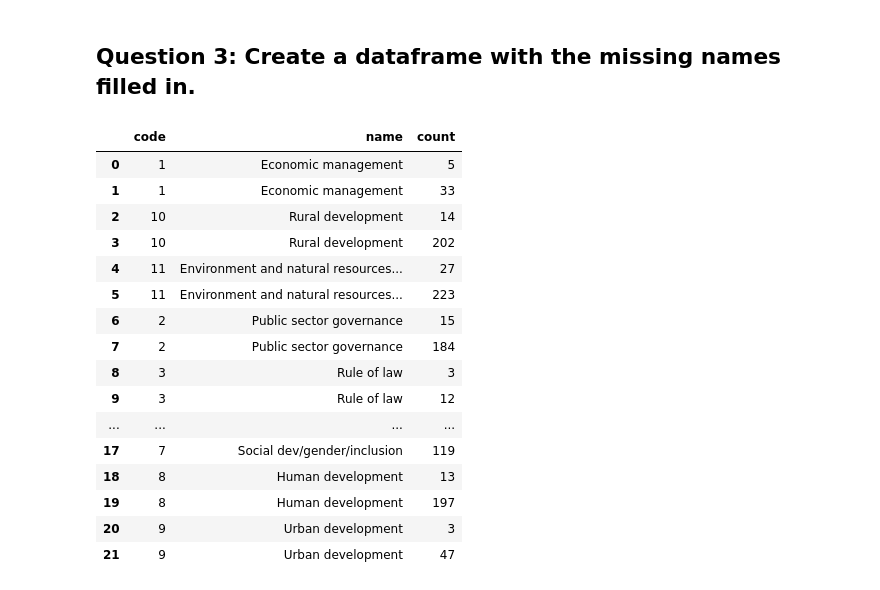
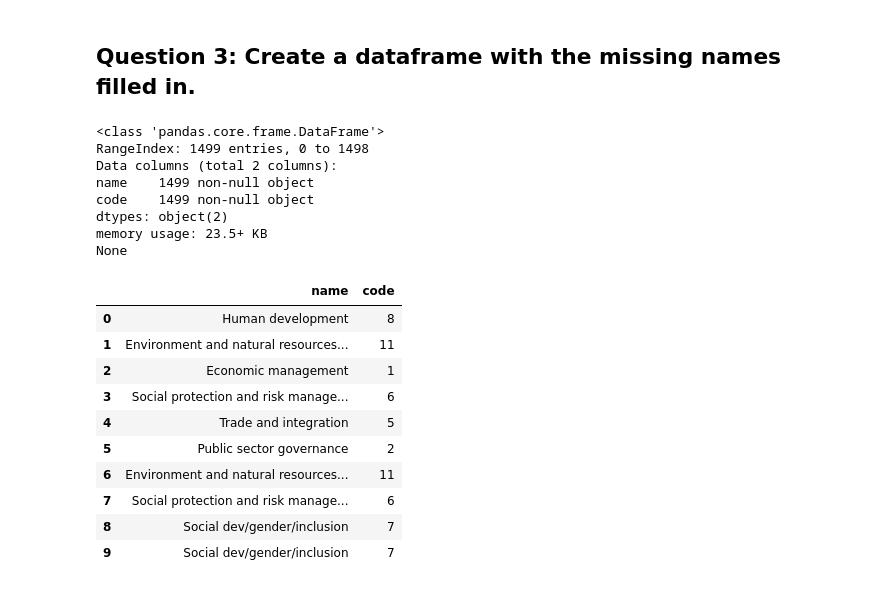
Before and after one commit to alsnkline/Springb, a Jupyter notebook: data_wrangling_json/sliderule_dsi_json_exercise.ipynb, the cells around one changed output. Saved outputs shown, nothing was run; the diff lists cells and outputs as text; code cells hidden in the pictures.

```diff
--- a/data_wrangling_json/sliderule_dsi_json_exercise.ipynb
+++ b/data_wrangling_json/sliderule_dsi_json_exercise.ipynb
@@ -197,0 +194,5 @@ The most common project code is: 11 with count = 250
+# %%
+# confirming both methods of accessing the json are equivalent
+assert pjt_theme_1.equals(pjt_theme_2)
+# rename working dataframe
+df = pjt_theme_2
@@ -197,0 +241,25 @@ The most common project code is: 11 with count = 250
+# %%
+# add column indicating if project theme is named or just coded
+df['named'] = df.name.map(lambda x: 'named' if x != '' else 'code only')
+
+# pivoting data to create table showing the number project themes 'named' and 'code only'.
+counted = df.reset_index().pivot_table(index=['code'], columns='named', values='index', aggfunc='count')
+counted['totals'] = counted.sum(axis='columns')
+
+# Creating a lookup table which names go with which codes
+cn_lookup = df.loc[df.name.map(lambda x: x != ''),['code', 'name']].drop_duplicates()
+# adding combined project theme name code column
+cn_lookup['combo'] = cn_lookup[['name', 'code']].apply(lambda x: '{} ({})'.format(x[0], x[1]), axis=1)
+# setting lookup table index to 'code'
+cn_lookup = cn_lookup.set_index('code')
+
+counted = pd.concat([counted, cn_lookup['combo']], axis=1)
+# a more complex way of doing the concat above
+#counted['combo'] = [cn_lookup.loc[v]['combo'] for v in counted.reset_index()['code'].values]
+
+# sorting, ordering columns and printing
+counted = counted[['combo', 'code only', 'named', 'totals']].sort_values('totals', ascending=False)
+counted.index.name = ''
+print('The most common project theme is: {}\nwith {} projects.'.format(counted.combo[0],counted['totals'][0]))
+print('Here are the rest of the proejct theme in decending order.\nThere are 11 total different themes')
+counted
@@ -198,34 +284,36 @@ The most common project code is: 11 with count = 250
 # %% [markdown]
 ## Question 3: Create a dataframe with the missing names filled in.
 # %%
-#gr[gr.name.map(lambda x: x != '')].sort_values('count', ascending=False)
-cn_lookup = gr.loc[gr.name.map(lambda x: x != ''),['code', 'name']].set_index('code')
-
+# function for adding the project theme name to the row if its missing
 def correct_pjt_theme(r):
-    if r.name == '':
+    if r['name'] == '':
         res = r.copy()
-        res['name'] = cn_lookup.loc[cn_lookup.index == r['code']]['name'].values[0]
+        res['name'] = cn_lookup.loc[r.code]['name']
         return res
     else:
         return r
 
-full_data = gr.apply(get_pjt_theme, axis=1)
-full_data
+# applying the function to every row in the dataframe
+full_data = df[['name', 'code']].apply(correct_pjt_theme, axis=1)
+print(full_data.info())
+full_data.head(10)
 # %% [output]
+<class 'pandas.core.frame.DataFrame'>
+RangeIndex: 1499 entries, 0 to 1498
+Data columns (total 2 columns):
+name    1499 non-null object
+code    1499 non-null object
+dtypes: object(2)
+memory usage: 23.5+ KB
+None
-|  | code | name | count |
-| 0 | 1 | Economic management | 5 |
-| 1 | 1 | Economic management | 33 |
-| 2 | 10 | Rural development | 14 |
-| 3 | 10 | Rural development | 202 |
-| 4 | 11 | Environment and natural resources... | 27 |
-| 5 | 11 | Environment and natural resources... | 223 |
-| 6 | 2 | Public sector governance | 15 |
-| 7 | 2 | Public sector governance | 184 |
-| 8 | 3 | Rule of law | 3 |
-| 9 | 3 | Rule of law | 12 |
-| ... | ... | ... | ... |
-| 17 | 7 | Social dev/gender/inclusion | 119 |
-| 18 | 8 | Human development | 13 |
-| 19 | 8 | Human development | 197 |
-| 20 | 9 | Urban development | 3 |
-| 21 | 9 | Urban development | 47 |
+|  | name | code |
+| 0 | Human development | 8 |
+| 1 | Environment and natural resources... | 11 |
+| 2 | Economic management | 1 |
+| 3 | Social protection and risk manage... | 6 |
+| 4 | Trade and integration | 5 |
+| 5 | Public sector governance | 2 |
+| 6 | Environment and natural resources... | 11 |
+| 7 | Social protection and risk manage... | 6 |
+| 8 | Social dev/gender/inclusion | 7 |
+| 9 | Social dev/gender/inclusion | 7 |
```
Also changed, not shown: parts of 12 cells of this notebook.
